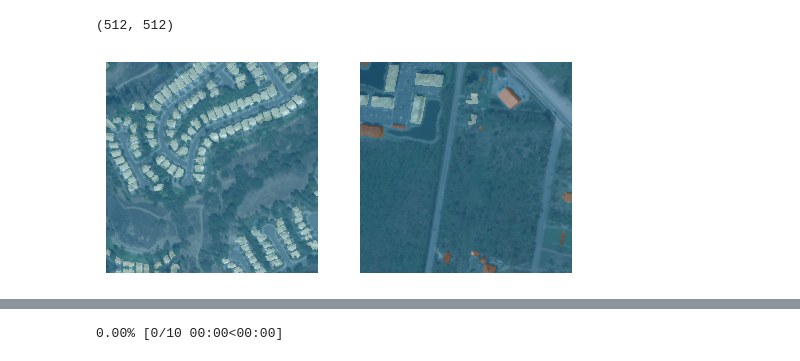
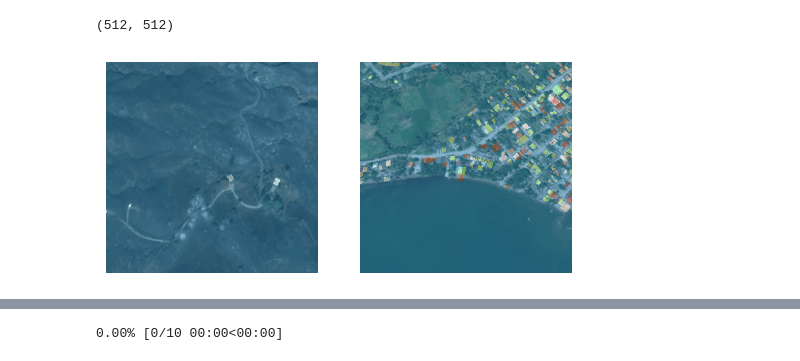
Before and after one commit to DIUx-xView/xView2-deploy, a Jupyter notebook: train.ipynb, the cells around one changed output, grey strips where cells are left out. Cells and saved outputs as stored; diff of their text form; code cells hidden in the pictures.

```diff
--- a/train.ipynb
+++ b/train.ipynb
@@ -8,5 +8,5 @@ from fastai.optimizer import ranger
 from pathlib import Path
 from PIL import Image
 # %%
-TRAIN_PATH = Path("/home/epound/temp/train")
+TRAIN_PATH = Path("data/train")
 DEVICE = "cuda:1"
@@ -25,7 +21,7 @@ def get_x(path):
 def get_y(path):
     return [f for f in get_image_files(path) if "post" in f.name]
 # %%
-img_test = fnames[34]
+img_test = fnames[5]
 PILImage.create(img_test).show()
 # %% [output]
 <Axes: >
@@ -57,15 +53,15 @@ db = DataBlock(blocks=(ImageBlock, MaskBlock),
 
 # dsets = db.datasets(fnames)
 # %%
-# dls = db.dataloaders(TRAIN_PATH/"images", bs=2)
+dls = db.dataloaders(TRAIN_PATH/"images", bs=2)
 
-dls = SegmentationDataLoaders()
+# dls = SegmentationDataLoaders()
 
 # dls.device = DEVICE
 
 dls.show_batch(max_n=4)
 # %% [output]
-[figure, old version]
+[figure, new version]
 # %%
 opt = ranger
 f1score = F1Score()
```
Also changed, not shown: parts of 5 cells of this notebook, 1 other file.
